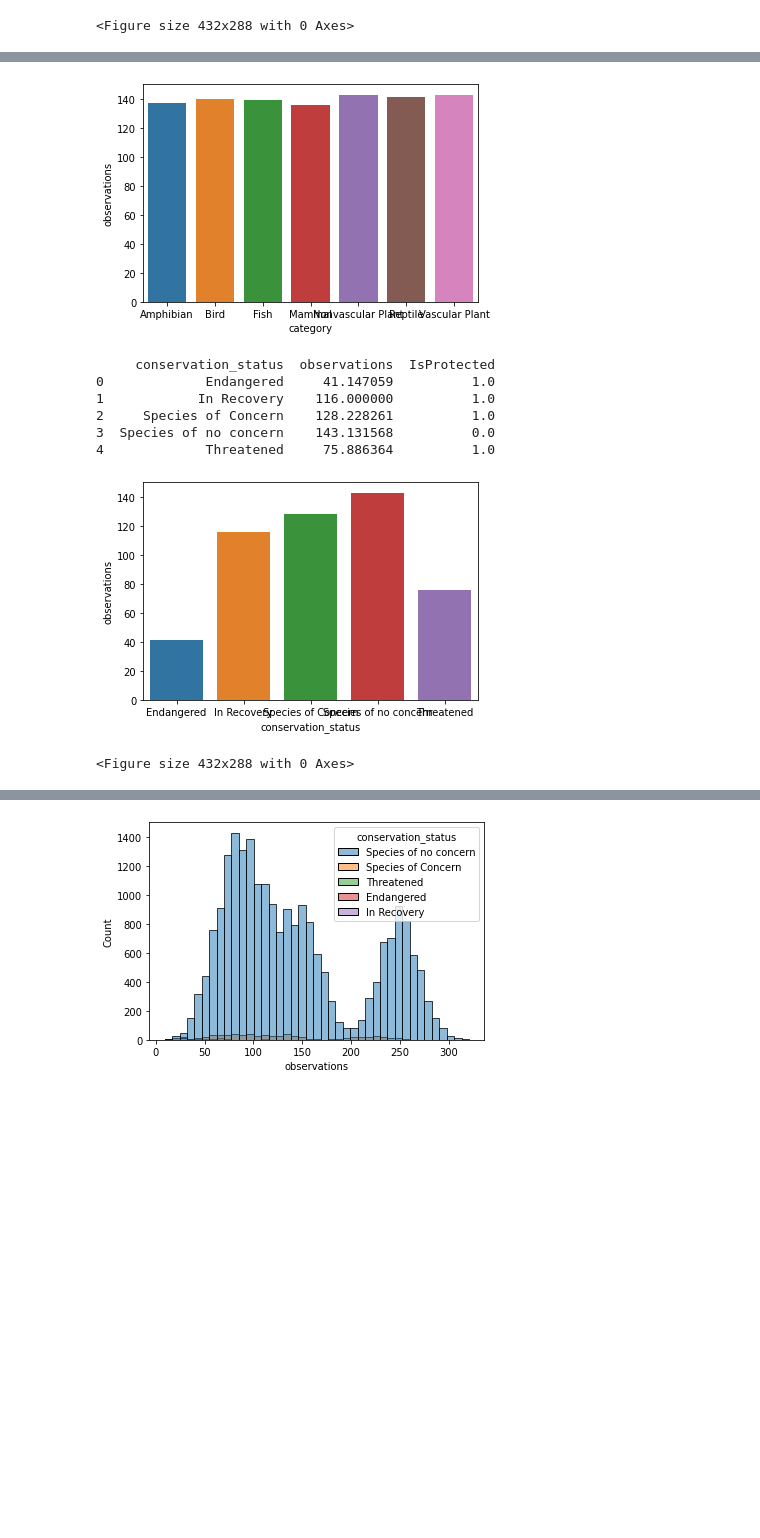
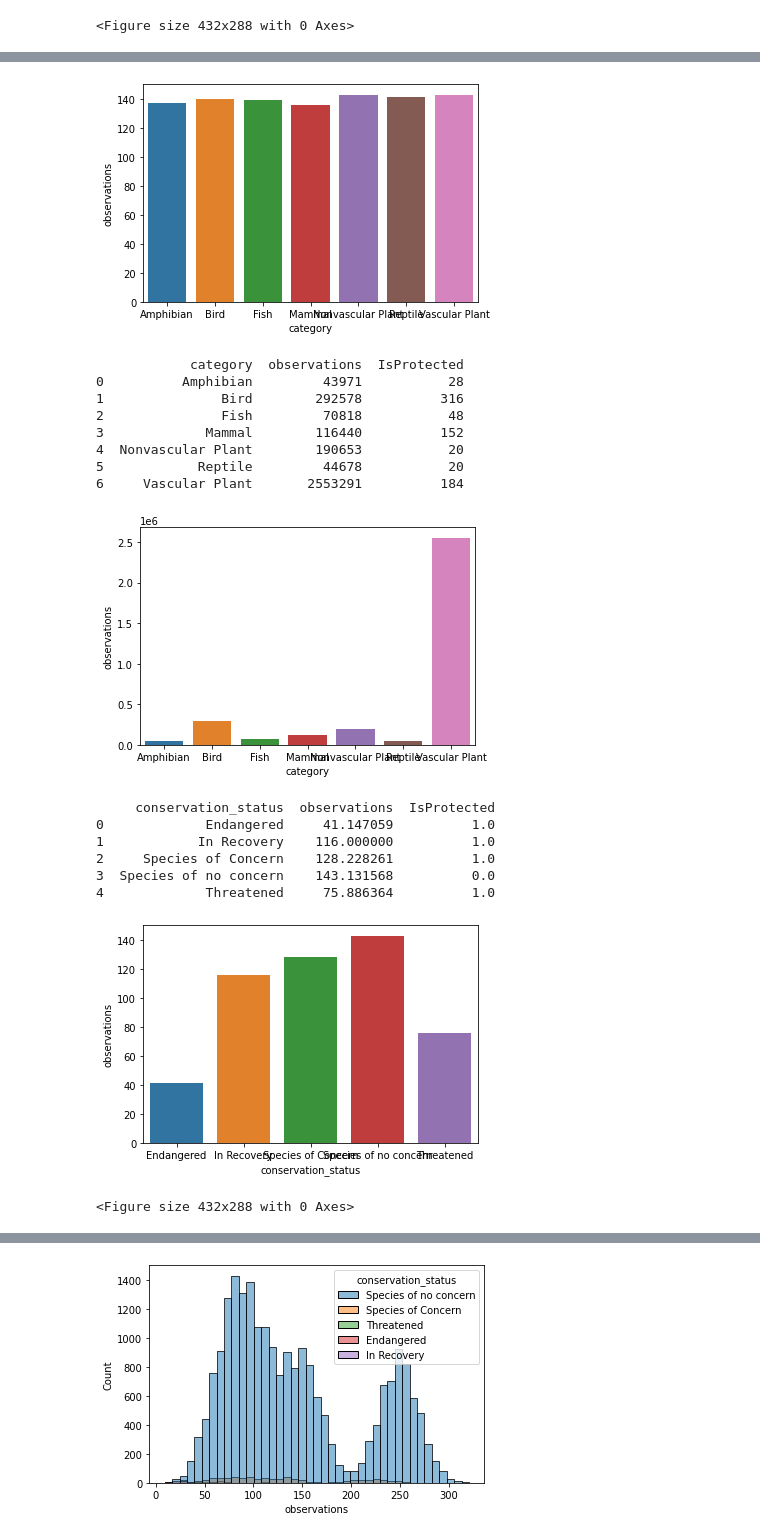
Before and after one commit to R0go/BioDiversity, a Jupyter notebook: biodiversity.ipynb, the cells around one changed output, grey strips where cells are left out. Drawn from its saved outputs; the diff is of its cells as text; code cells hidden in the pictures; blank space fills up the shorter version.

```diff
--- a/biodiversity.ipynb
+++ b/biodiversity.ipynb
@@ -394,38 +432,54 @@ plt.clf()
 # #check % of different animal categories in the total number of entries
 # df_counts = all_data.drop(["scientific_name", "park_name", "conservation_status"], axis = 1).groupby("category").sum().reset_index()
 # print(df_counts)
 # sns.barplot(data=df_counts, x="category", y='observations')
 # plt.show()
 # plt.clf()
 
 #mean no. of observations per category
 df_counts = all_data.drop(["park_name", "conservation_status"], axis = 1).groupby("category").mean().reset_index()
 print(df_counts)
 sns.barplot(data=df_counts, x="category", y='observations')
 plt.show()
 plt.clf()
 
+#total no. of observations per category
+df_counts = all_data.drop(["park_name", "conservation_status"], axis = 1).groupby("category").sum().reset_index()
+print(df_counts)
+sns.barplot(data=df_counts, x="category", y='observations')
+plt.show()
+plt.clf()
+
 #mean no. of observations per conservation status
 df_counts = all_data.drop(["park_name", "category"], axis = 1).groupby("conservation_status").mean().reset_index()
 print(df_counts)
 sns.barplot(data=df_counts, x="conservation_status", y='observations')
 plt.show()
 plt.clf()
 # %% [output]
             category  observations  IsProtected
 0          Amphibian    137.409375     0.087500
 1               Bird    140.459914     0.151704
 2               Fish    139.405512     0.094488
 3             Mammal    136.187135     0.177778
 4  Nonvascular Plant    143.132883     0.015015
 5            Reptile    141.386076     0.063291
 6     Vascular Plant    142.905412     0.010298
 [figure]
-     conservation_status  observations  IsProtected
-0             Endangered     41.147059          1.0
-1            In Recovery    116.000000          1.0
-2     Species of Concern    128.228261          1.0
-3  Species of no concern    143.131568          0.0
-4             Threatened     75.886364          1.0
+            category  observations  IsProtected
+0          Amphibian         43971           28
+1               Bird        292578          316
+2               Fish         70818           48
+3             Mammal        116440          152
+4  Nonvascular Plant        190653           20
+5            Reptile         44678           20
+6     Vascular Plant       2553291          184
-[figure, old version]
+[figure, new version]
-<Figure size 432x288 with 0 Axes>
+     conservation_status  observations  IsProtected
+0             Endangered     41.147059          1.0
+1            In Recovery    116.000000          1.0
+2     Species of Concern    128.228261          1.0
+3  Species of no concern    143.131568          0.0
+4             Threatened     75.886364          1.0
+[figure, added]
+<Figure size 432x288 with 0 Axes>
```
Also changed, not shown: parts of 7 cells of this notebook.
